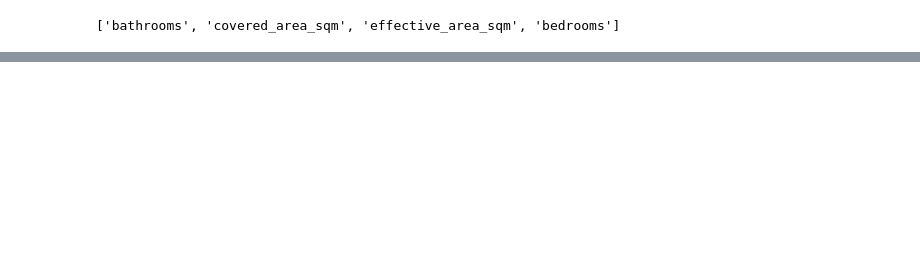
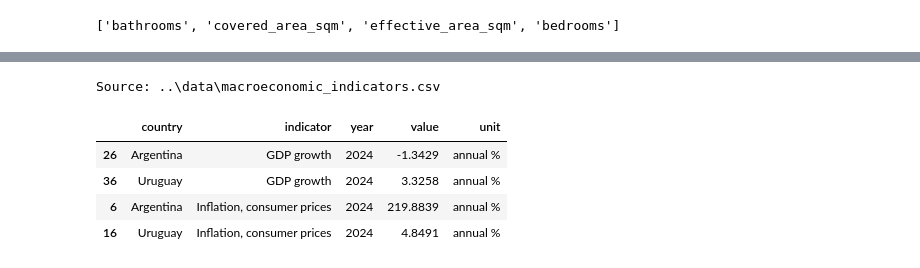
Before and after one commit to DanielLankry/Project-HIT---Real-Estate, a Jupyter notebook: code/eda_real_estate.ipynb, the cells around one changed output, grey strips where cells are left out. Saved outputs shown, nothing was run; the diff lists cells and outputs as text; code cells hidden in the pictures; blank space fills up the shorter version.

```diff
--- a/code/eda_real_estate.ipynb
+++ b/code/eda_real_estate.ipynb
@@ -447,0 +437,23 @@ plot_feature_vs_price(top_price_features[3])
+# %%
+macro_candidates = [
+    Path("..") / "data" / "macroeconomic_indicators.csv",
+    Path("data") / "macroeconomic_indicators.csv",
+]
+MACRO_PATH = next((path for path in macro_candidates if path.exists()), macro_candidates[0])
+macro_df = pd.read_csv(MACRO_PATH)
+
+macro_latest = (
+    macro_df.sort_values("year")
+    .groupby(["indicator", "country"], as_index=False)
+    .tail(1)[["country", "indicator", "year", "value", "unit"]]
+    .sort_values(["indicator", "country"])
+)
+print(f"Source: {MACRO_PATH}")
+macro_latest
+# %% [output]
+Source: ..\data\macroeconomic_indicators.csv
+|  | country | indicator | year | value | unit |
+| 26 | Argentina | GDP growth | 2024 | -1.3429 | annual % |
+| 36 | Uruguay | GDP growth | 2024 | 3.3258 | annual % |
+| 6 | Argentina | Inflation, consumer prices | 2024 | 219.8839 | annual % |
+| 16 | Uruguay | Inflation, consumer prices | 2024 | 4.8491 | annual % |
```
Also changed, not shown: parts of 35 cells of this notebook, 20 other files.
